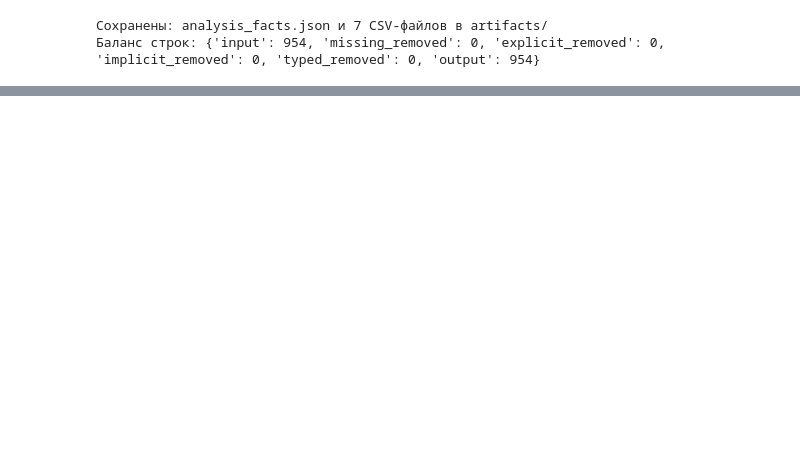
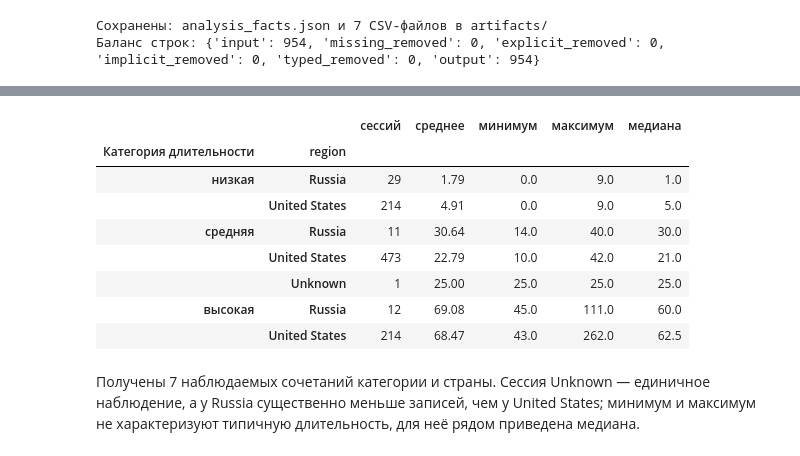
Before and after one commit to R3LCH/guap-data-analysis-lab1, a Jupyter notebook: ЛР1_Горяев_6.ipynb, the cells around one changed output, grey strips where cells are left out. Cells and saved outputs as stored; diff of their text form; code cells hidden in the pictures; blank space fills up the shorter version.

```diff
--- a/ЛР1_Горяев_6.ipynb
+++ b/ЛР1_Горяев_6.ipynb
@@ -492,0 +570,18 @@ print('Баланс строк:', facts['row_reconciliation'])
+# %%
+extra9 = df.groupby(
+    ['Категория длительности', 'region'], observed=True
+)['Длительность сессии'].agg(
+    сессий='size', среднее='mean', минимум='min', максимум='max', медиана='median')
+display(extra9.round(2))
+# %% [output]
+|  |  | сессий | среднее | минимум | максимум | медиана |
+| Категория длительности | region |  |  |  |  |  |
+| низкая | Russia | 29 | 1.79 | 0.0 | 9.0 | 1.0 |
+|  | United States | 214 | 4.91 | 0.0 | 9.0 | 5.0 |
+| средняя | Russia | 11 | 30.64 | 14.0 | 40.0 | 30.0 |
+|  | United States | 473 | 22.79 | 10.0 | 42.0 | 21.0 |
+|  | Unknown | 1 | 25.00 | 25.0 | 25.0 | 25.0 |
+| высокая | Russia | 12 | 69.08 | 45.0 | 111.0 | 60.0 |
+|  | United States | 214 | 68.47 | 43.0 | 262.0 | 62.5 |
+# %% [markdown]
+Получены 7 наблюдаемых сочетаний категории и страны. Сессия Unknown — единичное наблюдение, а у Russia существенно меньше записей, чем у United States; минимум и максимум не характеризуют типичную длительность, для неё рядом приведена медиана.
```
Also changed, not shown: parts of 24 cells of this notebook, 9 other files.
